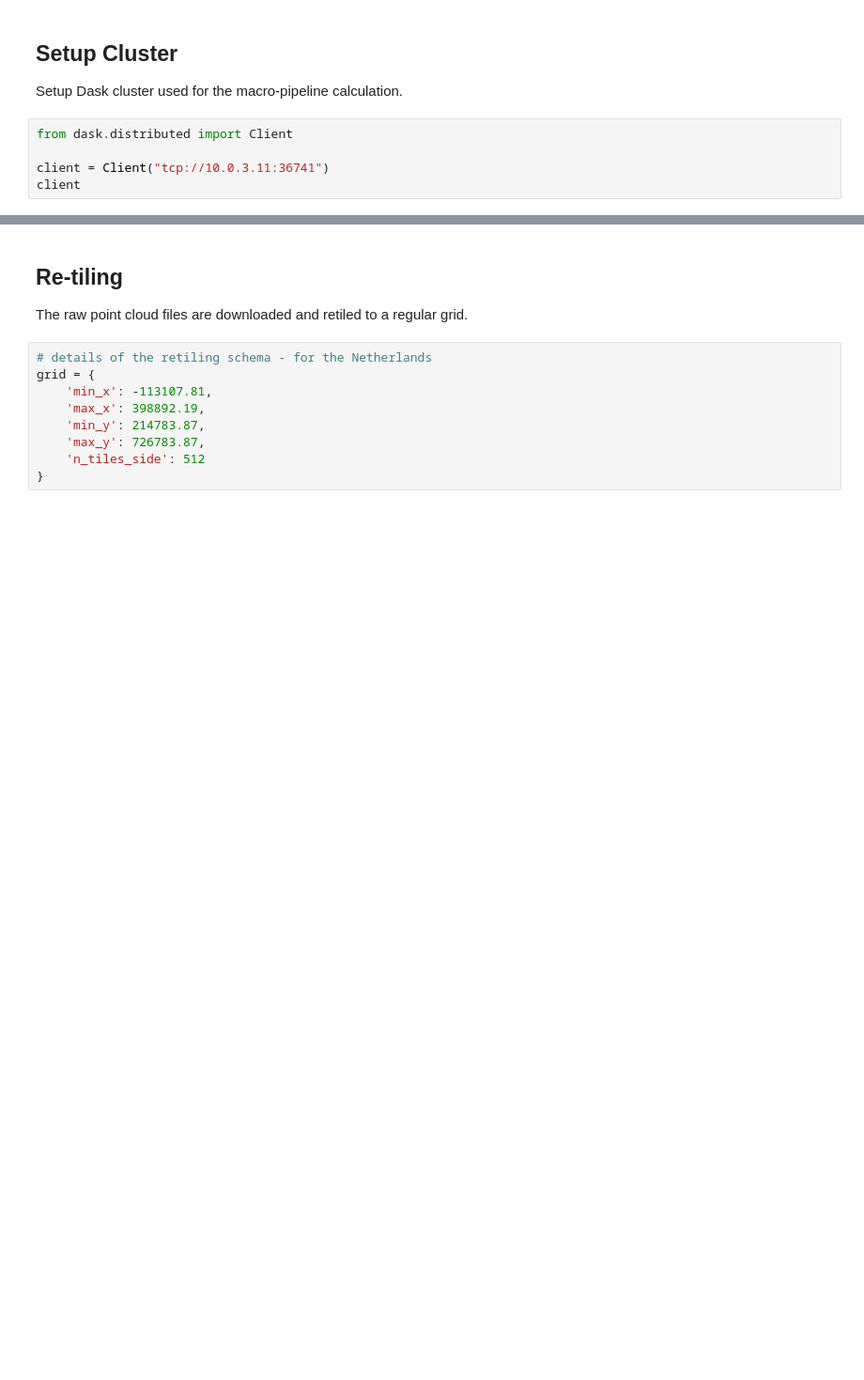
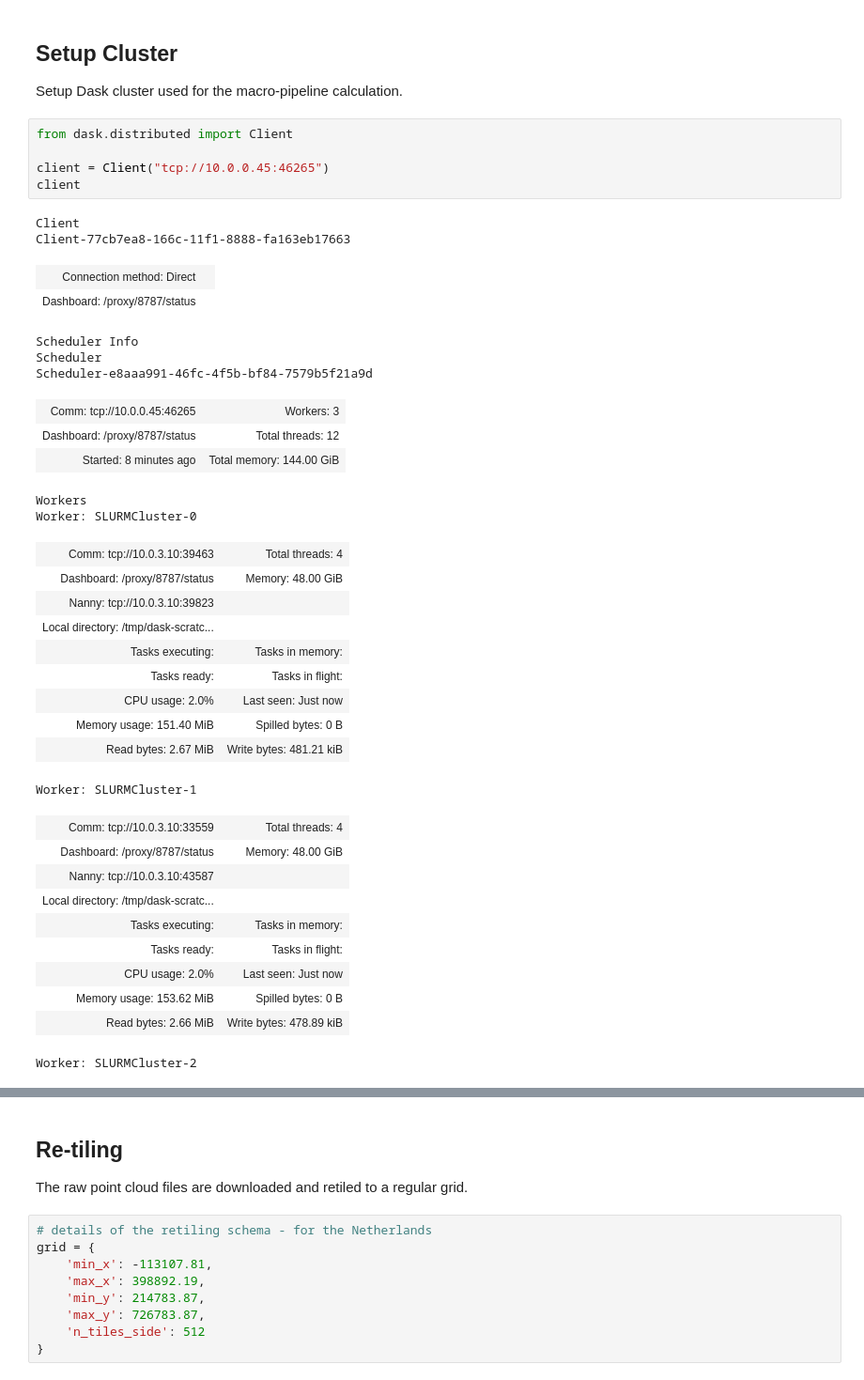
Before and after one commit to ShiYifang/AHN4_on_Spider, a Jupyter notebook: Scripts/Notebooks/1_Retiling.ipynb, the cells around one changed output, grey strips where cells are left out. Shown at 94% size. Cells and saved outputs as stored; diff of their text form; blank space fills up the shorter version.

```diff
--- a/Scripts/Notebooks/1_Retiling.ipynb
+++ b/Scripts/Notebooks/1_Retiling.ipynb
@@ -57,5 +73,38 @@ Setup Dask cluster used for the macro-pipeline calculation.
 # %%
 from dask.distributed import Client
 
-client = Client("tcp://10.0.3.11:36741")
+client = Client("tcp://10.0.0.45:46265")
 client
+# %% [output]
+Client
+Client-77cb7ea8-166c-11f1-8888-fa163eb17663
+| Connection method: Direct |  |
+| Dashboard: /proxy/8787/status |  |
+Scheduler Info
+Scheduler
+Scheduler-e8aaa991-46fc-4f5b-bf84-7579b5f21a9d
+| Comm: tcp://10.0.0.45:46265 | Workers: 3 |
+| Dashboard: /proxy/8787/status | Total threads: 12 |
+| Started: 8 minutes ago | Total memory: 144.00 GiB |
+Workers
+Worker: SLURMCluster-0
+| Comm: tcp://10.0.3.10:39463 | Total threads: 4 |
+| Dashboard: /proxy/8787/status | Memory: 48.00 GiB |
+| Nanny: tcp://10.0.3.10:39823 |  |
+| Local directory: /tmp/dask-scratc... |  |
+| Tasks executing: | Tasks in memory: |
+| Tasks ready: | Tasks in flight: |
+| CPU usage: 2.0% | Last seen: Just now |
+| Memory usage: 151.40 MiB | Spilled bytes: 0 B |
+| Read bytes: 2.67 MiB | Write bytes: 481.21 kiB |
+Worker: SLURMCluster-1
+| Comm: tcp://10.0.3.10:33559 | Total threads: 4 |
+| Dashboard: /proxy/8787/status | Memory: 48.00 GiB |
+| Nanny: tcp://10.0.3.10:43587 |  |
+| Local directory: /tmp/dask-scratc... |  |
+| Tasks executing: | Tasks in memory: |
+| Tasks ready: | Tasks in flight: |
+| CPU usage: 2.0% | Last seen: Just now |
+| Memory usage: 153.62 MiB | Spilled bytes: 0 B |
+| Read bytes: 2.66 MiB | Write bytes: 478.89 kiB |
+Worker: SLURMCluster-2
```
Also changed, not shown: parts of 18 cells of this notebook, 4 other files.
